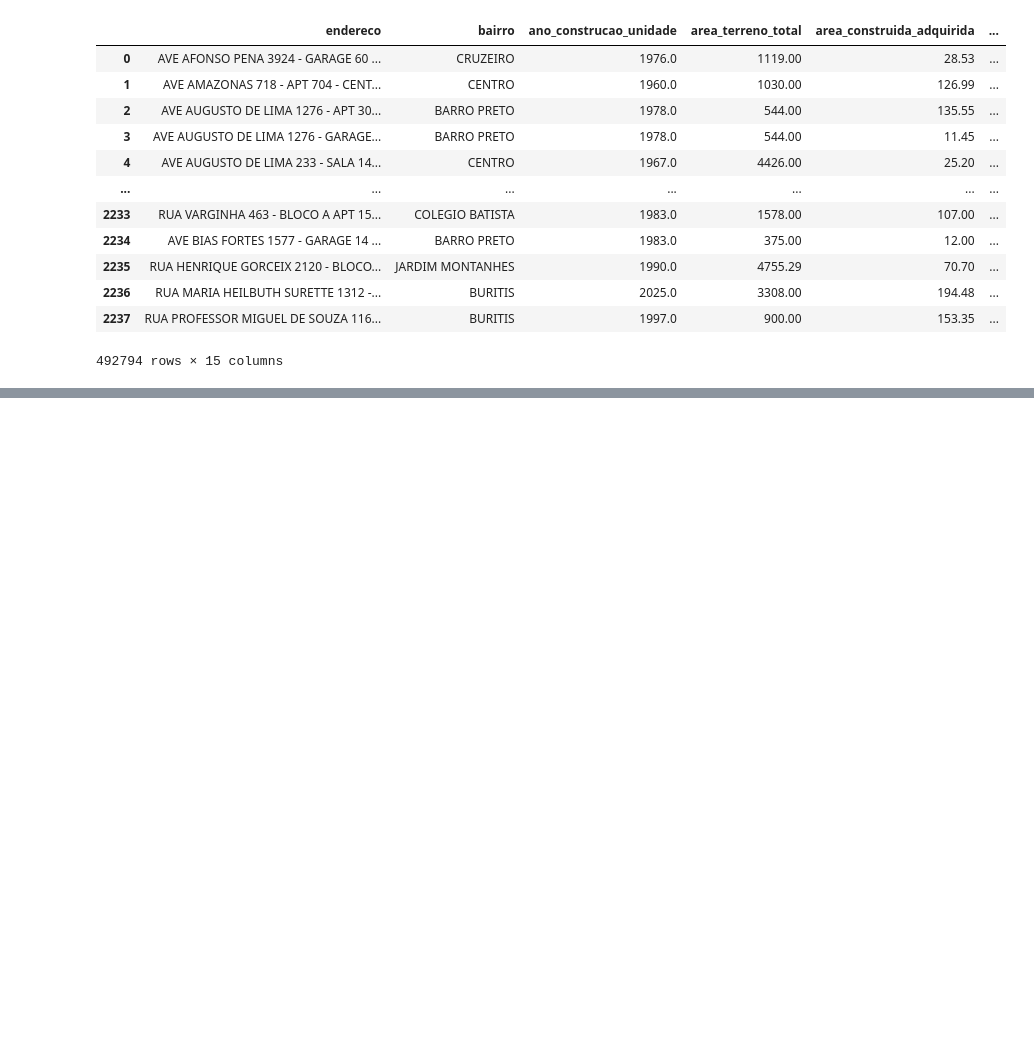
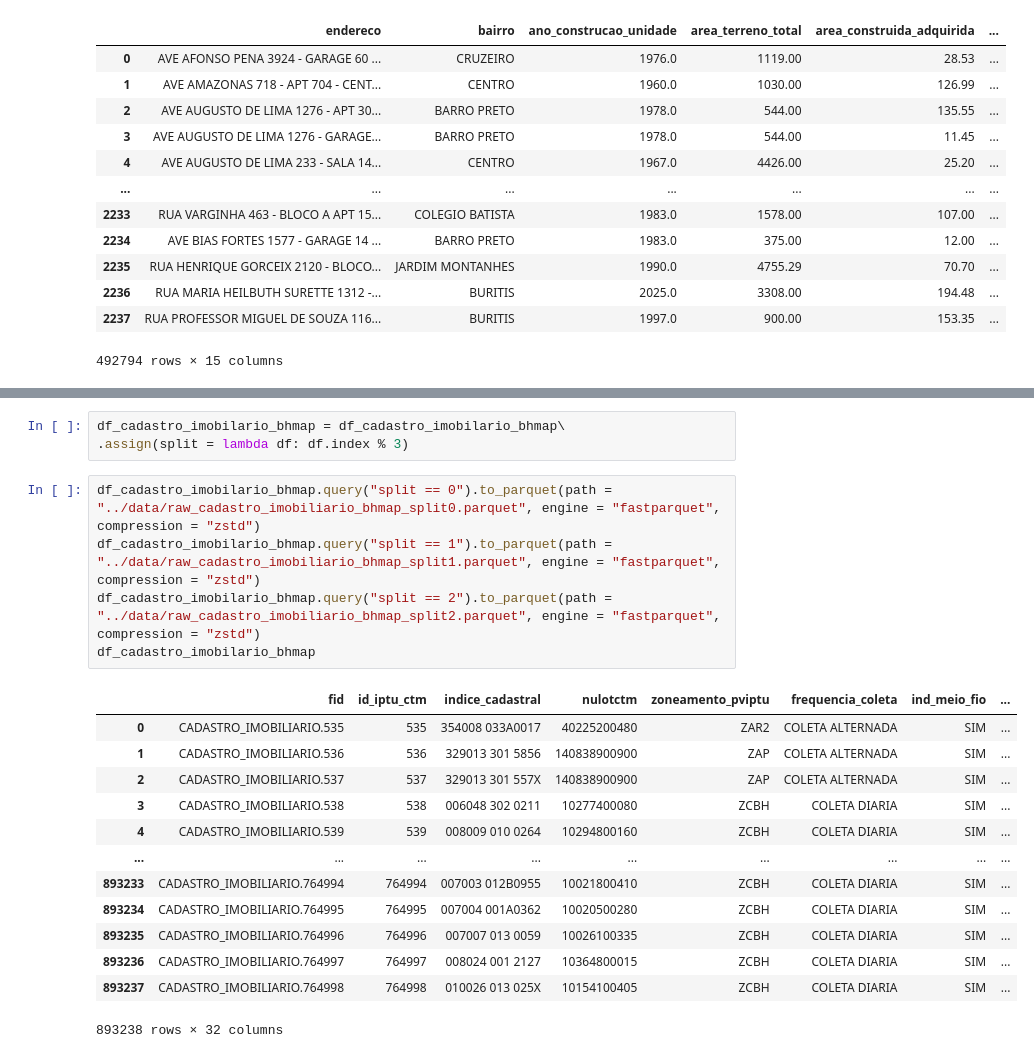
Before and after one commit to gustavohpgodinho/belo_horizonte_real_estate_market, a Jupyter notebook: munge/00_download_data.ipynb, the cells around one changed output, grey strips where cells are left out. Saved outputs shown, nothing was run; the diff lists cells and outputs as text; blank space fills up the shorter version.

```diff
--- a/munge/00_download_data.ipynb
+++ b/munge/00_download_data.ipynb
@@ -172,0 +360,22 @@ df_enderecamento
+# %%
+df_cadastro_imobilario_bhmap = df_cadastro_imobilario_bhmap\
+.assign(split = lambda df: df.index % 3)
+# %%
+df_cadastro_imobilario_bhmap.query("split == 0").to_parquet(path = "../data/raw_cadastro_imobiliario_bhmap_split0.parquet", engine = "fastparquet", compression = "zstd")
+df_cadastro_imobilario_bhmap.query("split == 1").to_parquet(path = "../data/raw_cadastro_imobiliario_bhmap_split1.parquet", engine = "fastparquet", compression = "zstd")
+df_cadastro_imobilario_bhmap.query("split == 2").to_parquet(path = "../data/raw_cadastro_imobiliario_bhmap_split2.parquet", engine = "fastparquet", compression = "zstd")
+df_cadastro_imobilario_bhmap
+# %% [output]
+|  | fid | id_iptu_ctm | indice_cadastral | nulotctm | zoneamento_pviptu | frequencia_coleta | ind_meio_fio | ... |
+| 0 | CADASTRO_IMOBILIARIO.535 | 535 | 354008 033A0017 | 40225200480 | ZAR2 | COLETA ALTERNADA | SIM | ... |
+| 1 | CADASTRO_IMOBILIARIO.536 | 536 | 329013 301 5856 | 140838900900 | ZAP | COLETA ALTERNADA | SIM | ... |
+| 2 | CADASTRO_IMOBILIARIO.537 | 537 | 329013 301 557X | 140838900900 | ZAP | COLETA ALTERNADA | SIM | ... |
+| 3 | CADASTRO_IMOBILIARIO.538 | 538 | 006048 302 0211 | 10277400080 | ZCBH | COLETA DIARIA | SIM | ... |
+| 4 | CADASTRO_IMOBILIARIO.539 | 539 | 008009 010 0264 | 10294800160 | ZCBH | COLETA DIARIA | SIM | ... |
+| ... | ... | ... | ... | ... | ... | ... | ... | ... |
+| 893233 | CADASTRO_IMOBILIARIO.764994 | 764994 | 007003 012B0955 | 10021800410 | ZCBH | COLETA DIARIA | SIM | ... |
+| 893234 | CADASTRO_IMOBILIARIO.764995 | 764995 | 007004 001A0362 | 10020500280 | ZCBH | COLETA DIARIA | SIM | ... |
+| 893235 | CADASTRO_IMOBILIARIO.764996 | 764996 | 007007 013 0059 | 10026100335 | ZCBH | COLETA DIARIA | SIM | ... |
+| 893236 | CADASTRO_IMOBILIARIO.764997 | 764997 | 008024 001 2127 | 10364800015 | ZCBH | COLETA DIARIA | SIM | ... |
+| 893237 | CADASTRO_IMOBILIARIO.764998 | 764998 | 010026 013 025X | 10154100405 | ZCBH | COLETA DIARIA | SIM | ... |
+893238 rows × 32 columns
```
Also changed, not shown: parts of 43 cells of this notebook, 20 other files.
